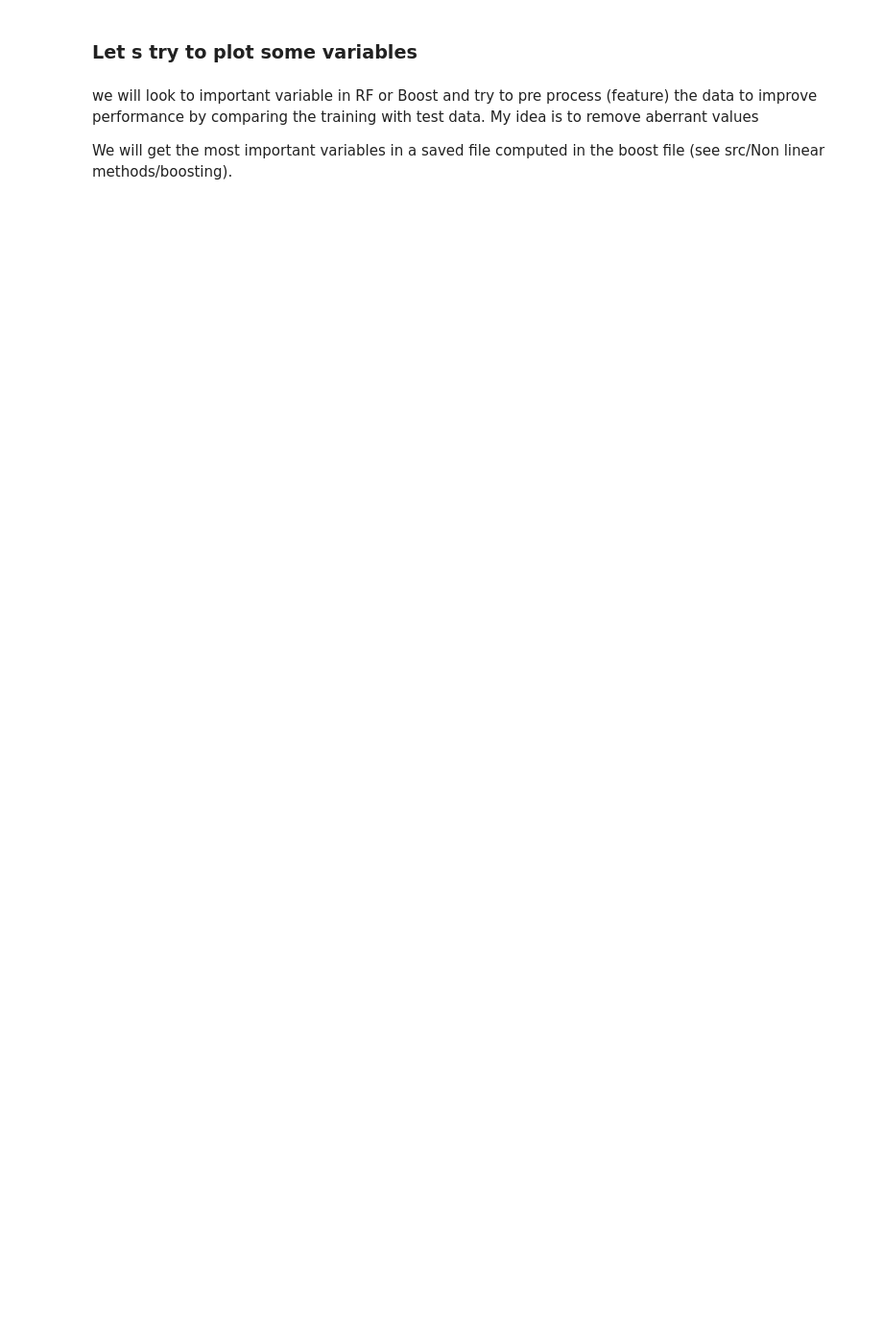
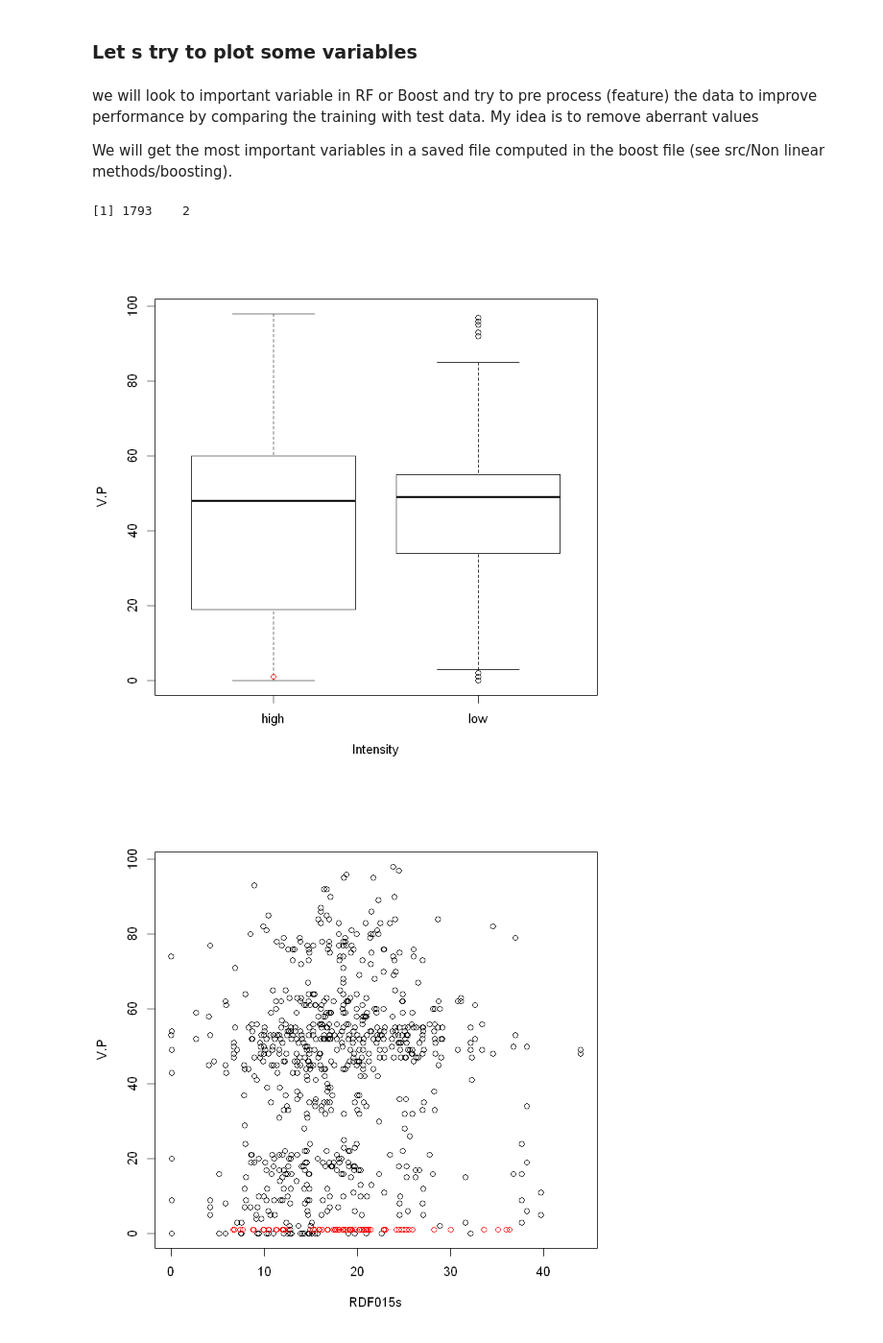
Before and after one commit to Candice-Romuald/ML-project, a Jupyter notebook: src/visualize data/Look test data.ipynb, the cells around one changed output. Shown: that part at 96% size. Saved outputs shown, nothing was run; the diff lists cells and outputs as text; code cells hidden in the pictures; blank space fills up the shorter version.

```diff
--- a/src/visualize data/Look test data.ipynb
+++ b/src/visualize data/Look test data.ipynb
@@ -59,3 +46,19 @@ We see that it does not really matter as the two class have about the same distr
 we will look to important variable in RF or Boost and try to pre process (feature) the data to improve performance by comparing the training with test data. My idea is to remove aberrant values
 
 We will get the most important variables in a saved file computed in the boost file (see src/Non linear methods/boosting).
+# %%
+imp <- read.csv(file = '../../Data/ImportanceBoost.csv')
+dim(imp)
+imp <- imp[1:1000,]
+# %% [output]
+[1] 1793    2
+# %%
+#plot most important variable and try to identify if we can remove aberrant values
+
+for (i in imp[1:10,'Feature']) {
+    plot(train[,i],Y,xlab = i,ylab = 'V.P')
+    points(test[,i],rep(1,68),col = 2)
+}
+# %% [output]
+[figure, added]
+[figure, added]
```
Also changed, not shown: parts of 5 cells of this notebook, 1 other file.
